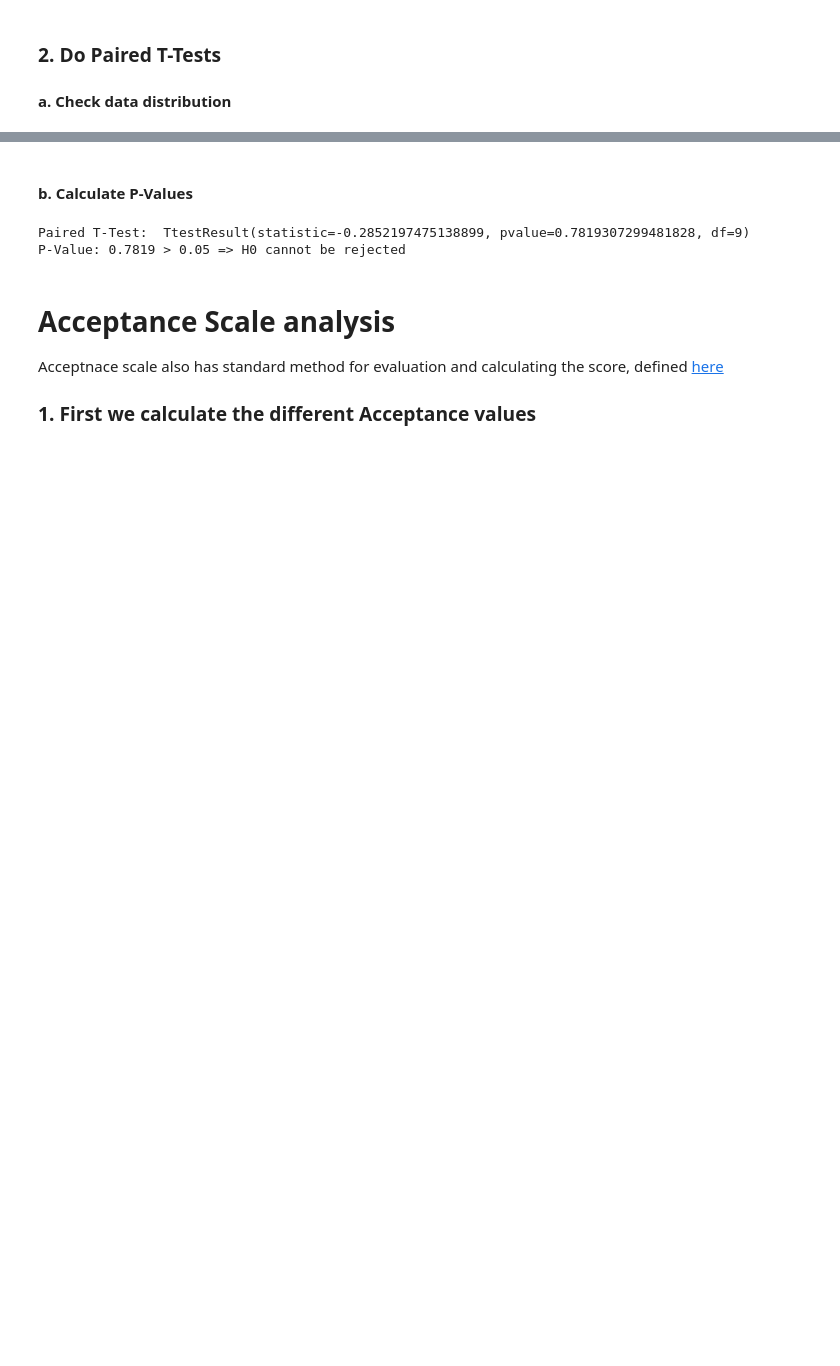
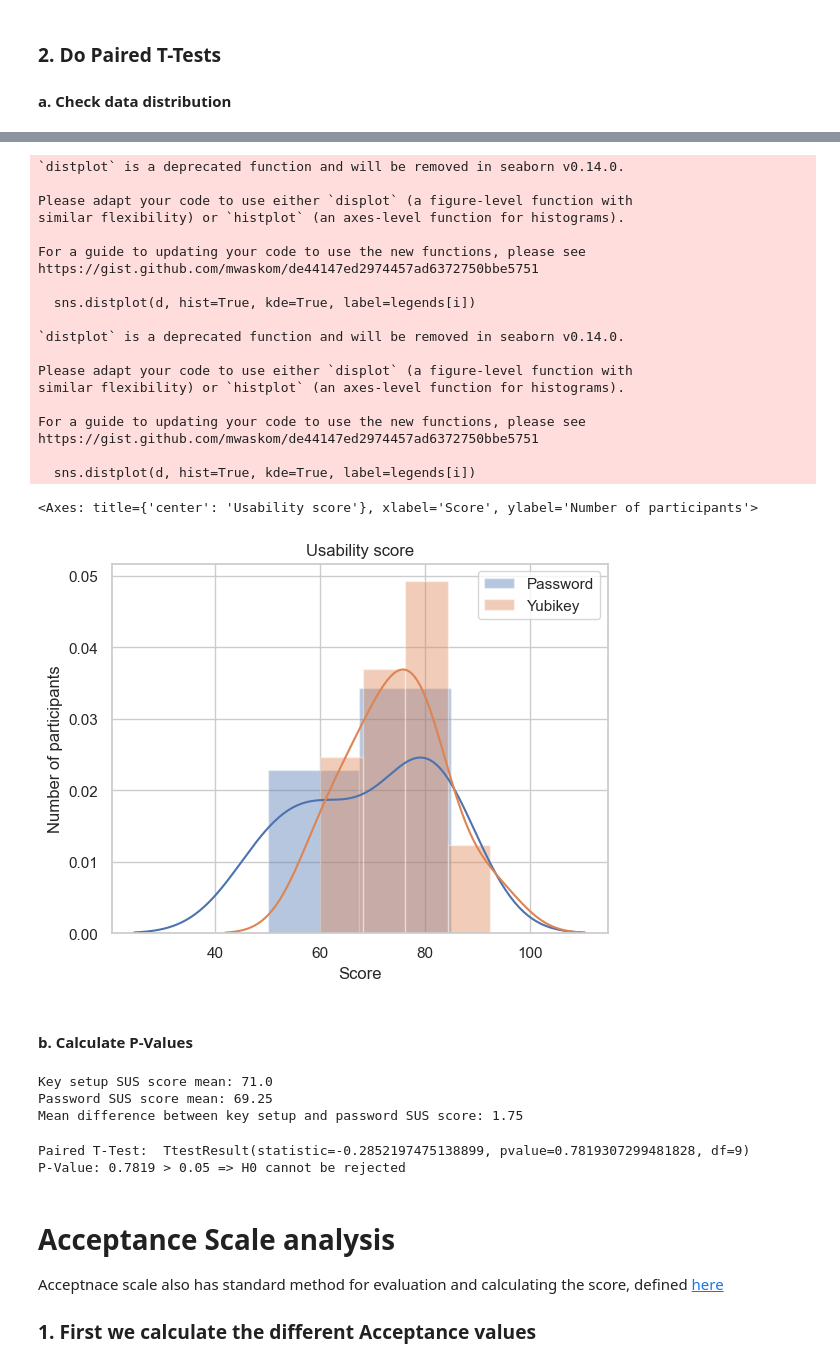
Before and after one commit to Mekacher-Anis/Usable-Security-Lab, a Jupyter notebook: analyse.ipynb, the cells around one changed output, grey strips where cells are left out. Saved outputs shown, nothing was run; the diff lists cells and outputs as text; code cells hidden in the pictures; blank space fills up the shorter version.

```diff
--- a/analyse.ipynb
+++ b/analyse.ipynb
@@ -191,5 +231,45 @@ plot_histogram(key_setup_sus_score[2], 'Usability score', 'Score', 'Number of pa
+# %%
+plot_histogram(
+    [password_sus_score[2], final_sus_score[2]],
+    "Usability score",
+    "Score",
+    "Number of participants",
+    ["Password", "Yubikey"],
+)
+# %% [output]
+`distplot` is a deprecated function and will be removed in seaborn v0.14.0.
+
+Please adapt your code to use either `displot` (a figure-level function with
+similar flexibility) or `histplot` (an axes-level function for histograms).
+
+For a guide to updating your code to use the new functions, please see
+https://gist.github.com/mwaskom/de44147ed2974457ad6372750bbe5751
+
+  sns.distplot(d, hist=True, kde=True, label=legends[i])
+
+`distplot` is a deprecated function and will be removed in seaborn v0.14.0.
+
+Please adapt your code to use either `displot` (a figure-level function with
+similar flexibility) or `histplot` (an axes-level function for histograms).
+
+For a guide to updating your code to use the new functions, please see
+https://gist.github.com/mwaskom/de44147ed2974457ad6372750bbe5751
+
+  sns.distplot(d, hist=True, kde=True, label=legends[i])
+<Axes: title={'center': 'Usability score'}, xlabel='Score', ylabel='Number of participants'>
+[figure, added]
 # %% [markdown]
 #### b. Calculate P-Values
+# %%
+print(f"Key setup SUS score mean: {round(key_setup_sus_score[0], 2)}")
+print(f"Password SUS score mean: {round(password_sus_score[0], 2)}")
+
+mean_diff = key_setup_sus_score[0] - password_sus_score[0]
+print(f"Mean difference between key setup and password SUS score: {round(mean_diff, 2)}")
+# %% [output]
+Key setup SUS score mean: 71.0
+Password SUS score mean: 69.25
+Mean difference between key setup and password SUS score: 1.75
 # %%
 res = stats.ttest_rel(password_sus_score[2], key_setup_sus_score[2])
 
```
Also changed, not shown: parts of 21 cells of this notebook, 9 other files.
